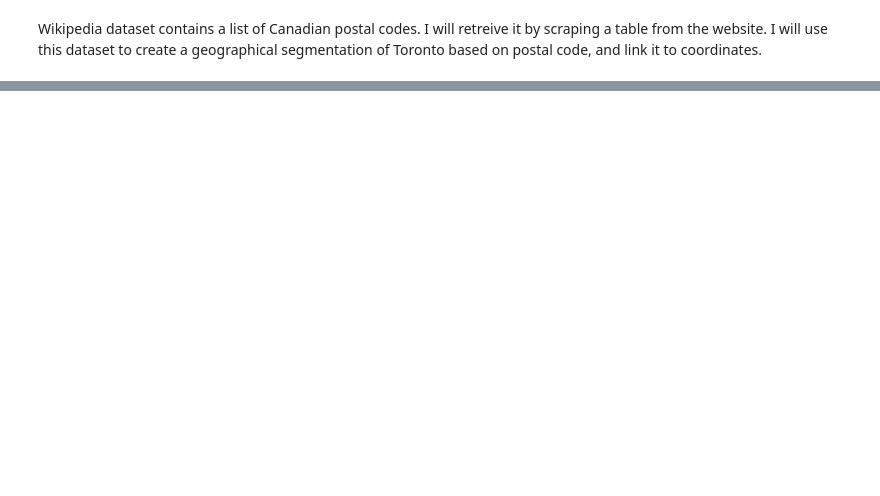
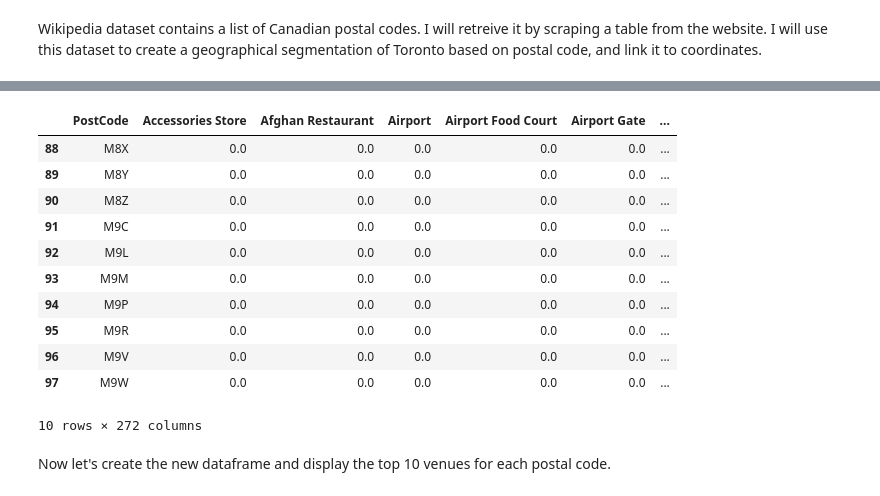
Before and after one commit to yanjiang888/Coursera_Capstone, a Jupyter notebook: Capstone_Final_Project.ipynb, the cells around one changed output, grey strips where cells are left out. Cells and saved outputs as stored; diff of their text form; code cells hidden in the pictures; blank space fills up the shorter version.

```diff
--- a/Capstone_Final_Project.ipynb
+++ b/Capstone_Final_Project.ipynb
@@ -371,0 +248,7 @@ df_rating
+# %%
+# Extract latitude and longitude of downtown Toronto
+df_to = toronto_data
+latitude = toronto_data[toronto_data['Borough']=='Downtown Toronto'].iloc[0].Latitude
+longitude = toronto_data[toronto_data['Borough']=='Downtown Toronto'].iloc[0].Longitude
+
+print('The geograpical coordinates of Downtown Toronto City are {}, {}.'.format(latitude, longitude))
@@ -371,0 +279,27 @@ df_rating
+# %%
+from pandas.io.json import json_normalize
+
+# Enter the following information. The actual info was removed before sharing since it is sensitive. please see output.
+CLIENT_ID = 'R2YHPSY0J0CT1XROQ34B1AIUKC1YYVRGDNNMRFLW43KCTXLP' # your Foursquare ID
+CLIENT_SECRET = '3IP5352RXEMEB3RQSY5LITH51FDMOSX4YOEWRDUCLIGSUFUX' # your Foursquare Secret
+VERSION = '20200112' # Foursquare API version
+
+LIMIT = 100 # limit of number of venues returned by Foursquare API
+radius = 300 # define radius
+
+neighborhood_latitude = df_to[df_to['PostCode']=='M5C'].Latitude.iloc[0]
+neighborhood_longitude = df_to[df_to['PostCode']=='M5C'].Longitude.iloc[0]
+
+url = 'https://api.foursquare.com/v2/venues/explore?&client_id={}&client_secret={}&v={}&ll={},{}&radius={}&limit={}'.format(
+    CLIENT_ID,
+    CLIENT_SECRET,
+    VERSION,
+    neighborhood_latitude,
+    neighborhood_longitude,
+    radius,
+    LIMIT)
+
+# Retrieve information from FourSquare
+print ("Connect to Foursquare:", url)
+results = requests.get(url).json()
+print ("request completed")
@@ -371,0 +380,17 @@ df_rating
+# %%
+#Group rows by PostCode and take the mean of the frequency of occurrence of each category
+postcode_venues_grouped = to_onehot.groupby('PostCode').mean().reset_index()
+postcode_venues_grouped.tail(10)
+# %% [output]
+|  | PostCode | Accessories Store | Afghan Restaurant | Airport | Airport Food Court | Airport Gate | ... |
+| 88 | M8X | 0.0 | 0.0 | 0.0 | 0.0 | 0.0 | ... |
+| 89 | M8Y | 0.0 | 0.0 | 0.0 | 0.0 | 0.0 | ... |
+| 90 | M8Z | 0.0 | 0.0 | 0.0 | 0.0 | 0.0 | ... |
+| 91 | M9C | 0.0 | 0.0 | 0.0 | 0.0 | 0.0 | ... |
+| 92 | M9L | 0.0 | 0.0 | 0.0 | 0.0 | 0.0 | ... |
+| 93 | M9M | 0.0 | 0.0 | 0.0 | 0.0 | 0.0 | ... |
+| 94 | M9P | 0.0 | 0.0 | 0.0 | 0.0 | 0.0 | ... |
+| 95 | M9R | 0.0 | 0.0 | 0.0 | 0.0 | 0.0 | ... |
+| 96 | M9V | 0.0 | 0.0 | 0.0 | 0.0 | 0.0 | ... |
+| 97 | M9W | 0.0 | 0.0 | 0.0 | 0.0 | 0.0 | ... |
+10 rows × 272 columns
@@ -371,0 +403,2 @@ df_rating
+# %% [markdown]
+Now let's create the new dataframe and display the top 10 venues for each postal code.
```
Also changed, not shown: parts of 72 cells of this notebook, 1 other file.
